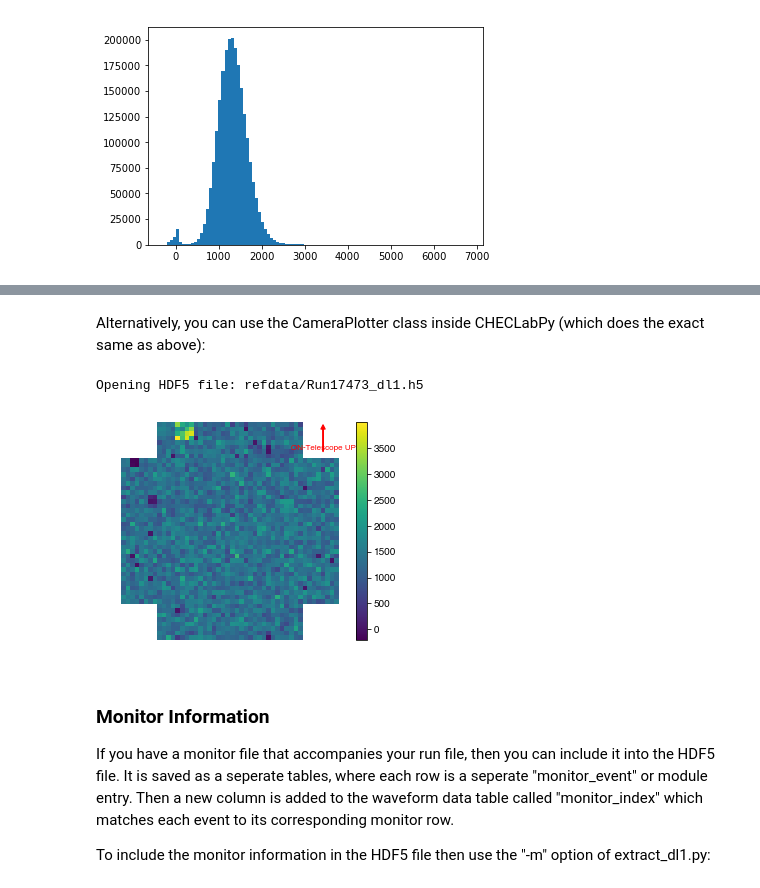
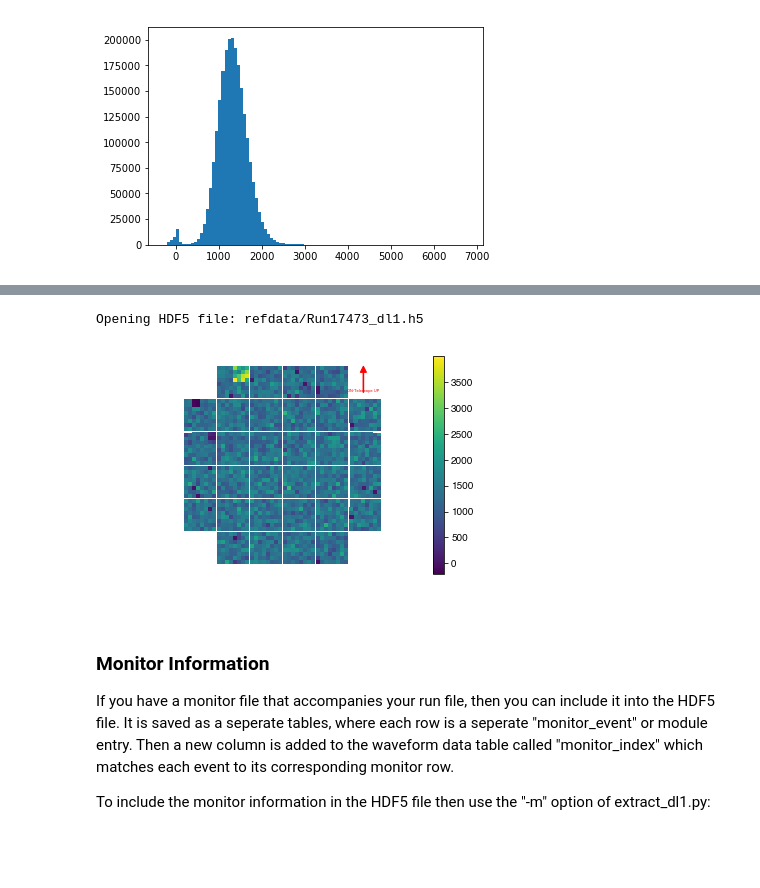
Before and after one commit to sstcam/CHECLabPy, a Jupyter notebook: tutorial.ipynb, the cells around one changed output, grey strips where cells are left out. Cells and saved outputs as stored; diff of their text form; code cells hidden in the pictures; blank space fills up the shorter version.

```diff
--- a/tutorial.ipynb
+++ b/tutorial.ipynb
@@ -439,24 +401,22 @@ Opening HDF5 file: refdata/Run17473_dl1.h5
-# %% [markdown]
-Alternatively, you can use the CameraPlotter class inside CHECLabPy (which does the exact same as above):
 # %%
 import numpy as np
 from matplotlib import pyplot as plt
 from CHECLabPy.core.io import DL1Reader
-from CHECLabPy.plotting.camera import CameraPlotter
+from CHECLabPy.plotting.camera import CameraImage
 reader = DL1Reader("refdata/Run17473_dl1.h5")
 charge = reader.select_column('charge').values
 iev = reader.select_column('iev').values
 
 charge = charge[iev == 10]
 
-camera = CameraPlotter(reader.mapping)
-camera.plot(charge)
+camera = CameraImage.from_mapping(reader.mapping)
+camera.image = charge
 camera.annotate()
 
 plt.show()
 # %% [output]
 Opening HDF5 file: refdata/Run17473_dl1.h5
-[figure, old version]
+[figure, new version]
 # %% [markdown]
 ### Monitor Information
 
```
Also changed, not shown: parts of 3 cells of this notebook, 7 other files.
